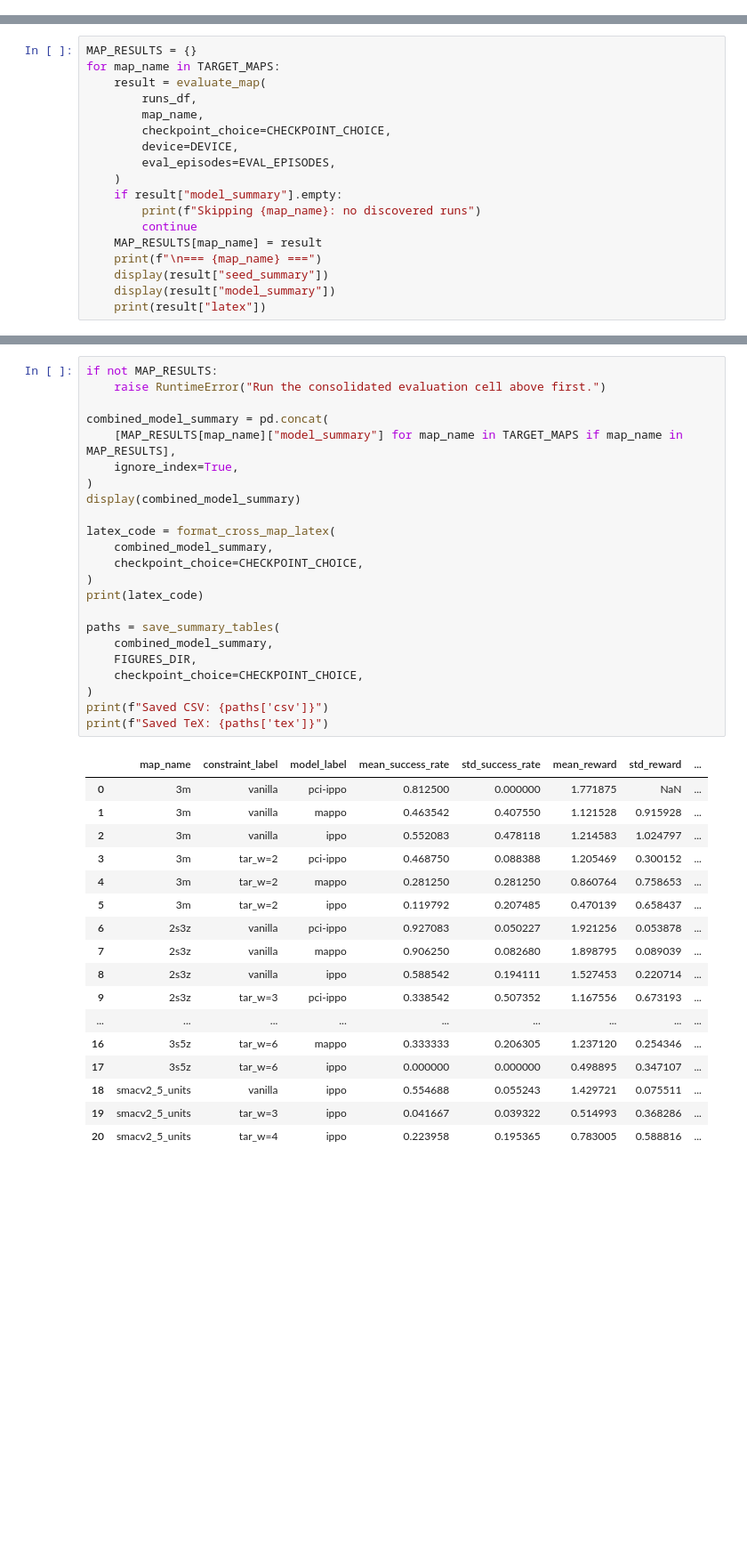
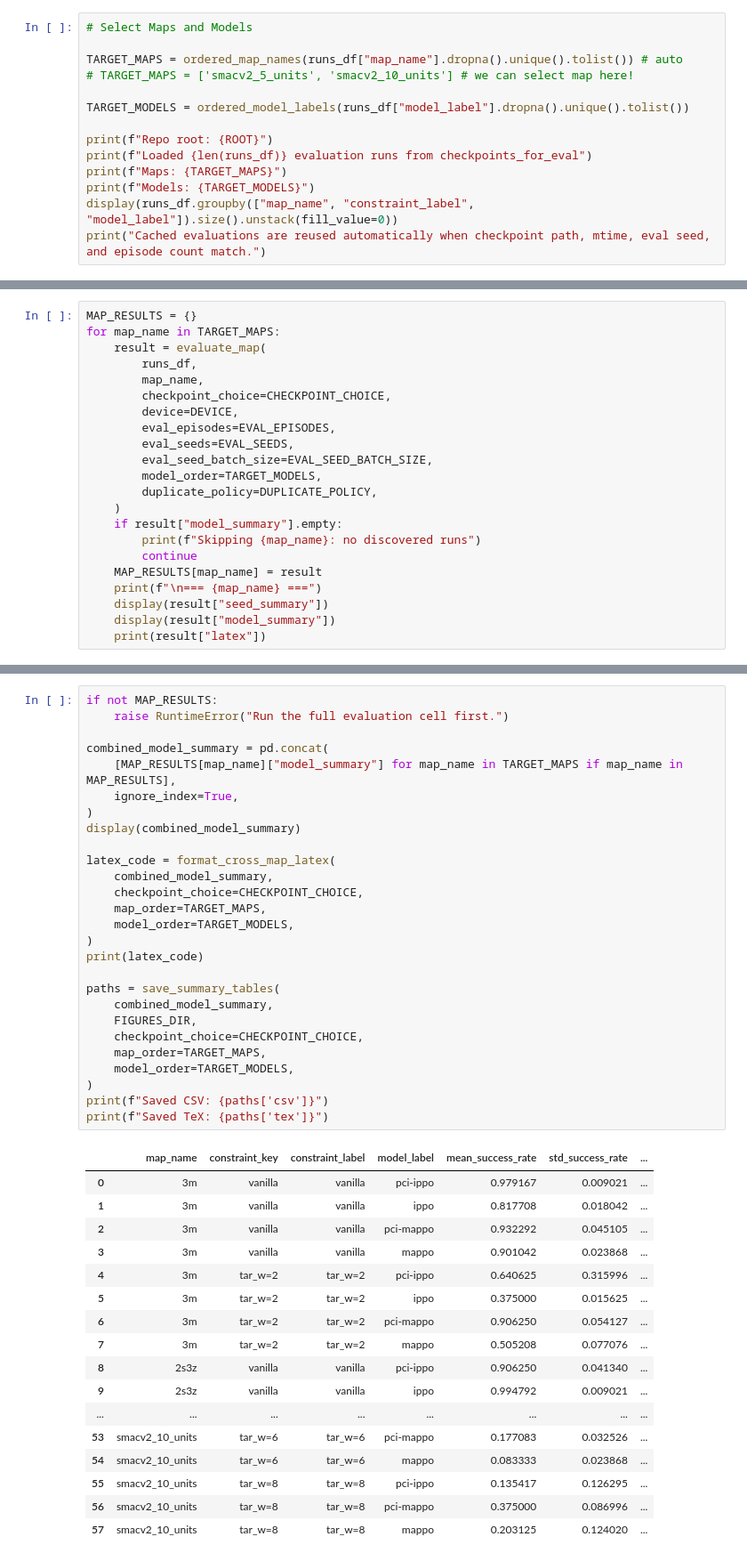
Before and after one commit to chamjinJoo/credit_assign_IRR, a Jupyter notebook: figures/smax_checkpoint_test_eval.ipynb, the cells around one changed output, grey strips where cells are left out. Shown at 89% size. Drawn from its saved outputs; the diff is of its cells as text; blank space fills up the shorter version.

```diff
--- a/figures/smax_checkpoint_test_eval.ipynb
+++ b/figures/smax_checkpoint_test_eval.ipynb
@@ -75,0 +84,14 @@ Run the cells below one by one. Each cell evaluates every model available for a
+# %%
+# Select Maps and Models
+
+TARGET_MAPS = ordered_map_names(runs_df["map_name"].dropna().unique().tolist()) # auto
+# TARGET_MAPS = ['smacv2_5_units', 'smacv2_10_units'] # we can select map here!
+
+TARGET_MODELS = ordered_model_labels(runs_df["model_label"].dropna().unique().tolist())
+
+print(f"Repo root: {ROOT}")
+print(f"Loaded {len(runs_df)} evaluation runs from checkpoints_for_eval")
+print(f"Maps: {TARGET_MAPS}")
+print(f"Models: {TARGET_MODELS}")
+display(runs_df.groupby(["map_name", "constraint_label", "model_label"]).size().unstack(fill_value=0))
+print("Cached evaluations are reused automatically when checkpoint path, mtime, eval seed, and episode count match.")
@@ -82,6 +158,10 @@ for map_name in TARGET_MAPS:
         checkpoint_choice=CHECKPOINT_CHOICE,
         device=DEVICE,
         eval_episodes=EVAL_EPISODES,
+        eval_seeds=EVAL_SEEDS,
+        eval_seed_batch_size=EVAL_SEED_BATCH_SIZE,
+        model_order=TARGET_MODELS,
+        duplicate_policy=DUPLICATE_POLICY,
     )
     if result["model_summary"].empty:
         print(f"Skipping {map_name}: no discovered runs")
@@ -369,43 +329,47 @@ tar_w=4 & -- & -- & -- & 22.4 $\pm$ 19.5 \\
 # %%
 if not MAP_RESULTS:
-    raise RuntimeError("Run the consolidated evaluation cell above first.")
+    raise RuntimeError("Run the full evaluation cell first.")
 
 combined_model_summary = pd.concat(
     [MAP_RESULTS[map_name]["model_summary"] for map_name in TARGET_MAPS if map_name in MAP_RESULTS],
     ignore_index=True,
 )
 display(combined_model_summary)
 
 latex_code = format_cross_map_latex(
     combined_model_summary,
     checkpoint_choice=CHECKPOINT_CHOICE,
+    map_order=TARGET_MAPS,
+    model_order=TARGET_MODELS,
 )
 print(latex_code)
 
 paths = save_summary_tables(
     combined_model_summary,
     FIGURES_DIR,
     checkpoint_choice=CHECKPOINT_CHOICE,
+    map_order=TARGET_MAPS,
+    model_order=TARGET_MODELS,
 )
 print(f"Saved CSV: {paths['csv']}")
 print(f"Saved TeX: {paths['tex']}")
 # %% [output]
-|  | map_name | constraint_label | model_label | mean_success_rate | std_success_rate | mean_reward | std_reward | ... |
-| 0 | 3m | vanilla | pci-ippo | 0.812500 | 0.000000 | 1.771875 | NaN | ... |
-| 1 | 3m | vanilla | mappo | 0.463542 | 0.407550 | 1.121528 | 0.915928 | ... |
-| 2 | 3m | vanilla | ippo | 0.552083 | 0.478118 | 1.214583 | 1.024797 | ... |
-| 3 | 3m | tar_w=2 | pci-ippo | 0.468750 | 0.088388 | 1.205469 | 0.300152 | ... |
-| 4 | 3m | tar_w=2 | mappo | 0.281250 | 0.281250 | 0.860764 | 0.758653 | ... |
-| 5 | 3m | tar_w=2 | ippo | 0.119792 | 0.207485 | 0.470139 | 0.658437 | ... |
-| 6 | 2s3z | vanilla | pci-ippo | 0.927083 | 0.050227 | 1.921256 | 0.053878 | ... |
-| 7 | 2s3z | vanilla | mappo | 0.906250 | 0.082680 | 1.898795 | 0.089039 | ... |
-| 8 | 2s3z | vanilla | ippo | 0.588542 | 0.194111 | 1.527453 | 0.220714 | ... |
-| 9 | 2s3z | tar_w=3 | pci-ippo | 0.338542 | 0.507352 | 1.167556 | 0.673193 | ... |
-| ... | ... | ... | ... | ... | ... | ... | ... | ... |
-| 16 | 3s5z | tar_w=6 | mappo | 0.333333 | 0.206305 | 1.237120 | 0.254346 | ... |
-| 17 | 3s5z | tar_w=6 | ippo | 0.000000 | 0.000000 | 0.498895 | 0.347107 | ... |
-| 18 | smacv2_5_units | vanilla | ippo | 0.554688 | 0.055243 | 1.429721 | 0.075511 | ... |
-| 19 | smacv2_5_units | tar_w=3 | ippo | 0.041667 | 0.039322 | 0.514993 | 0.368286 | ... |
-| 20 | smacv2_5_units | tar_w=4 | ippo | 0.223958 | 0.195365 | 0.783005 | 0.588816 | ... |
+|  | map_name | constraint_key | constraint_label | model_label | mean_success_rate | std_success_rate | ... |
+| 0 | 3m | vanilla | vanilla | pci-ippo | 0.979167 | 0.009021 | ... |
+| 1 | 3m | vanilla | vanilla | ippo | 0.817708 | 0.018042 | ... |
+| 2 | 3m | vanilla | vanilla | pci-mappo | 0.932292 | 0.045105 | ... |
+| 3 | 3m | vanilla | vanilla | mappo | 0.901042 | 0.023868 | ... |
+| 4 | 3m | tar_w=2 | tar_w=2 | pci-ippo | 0.640625 | 0.315996 | ... |
+| 5 | 3m | tar_w=2 | tar_w=2 | ippo | 0.375000 | 0.015625 | ... |
+| 6 | 3m | tar_w=2 | tar_w=2 | pci-mappo | 0.906250 | 0.054127 | ... |
+| 7 | 3m | tar_w=2 | tar_w=2 | mappo | 0.505208 | 0.077076 | ... |
+| 8 | 2s3z | vanilla | vanilla | pci-ippo | 0.906250 | 0.041340 | ... |
+| 9 | 2s3z | vanilla | vanilla | ippo | 0.994792 | 0.009021 | ... |
+| ... | ... | ... | ... | ... | ... | ... | ... |
+| 53 | smacv2_10_units | tar_w=6 | tar_w=6 | pci-mappo | 0.177083 | 0.032526 | ... |
+| 54 | smacv2_10_units | tar_w=6 | tar_w=6 | mappo | 0.083333 | 0.023868 | ... |
+| 55 | smacv2_10_units | tar_w=8 | tar_w=8 | pci-ippo | 0.135417 | 0.126295 | ... |
+| 56 | smacv2_10_units | tar_w=8 | tar_w=8 | pci-mappo | 0.375000 | 0.086996 | ... |
+| 57 | smacv2_10_units | tar_w=8 | tar_w=8 | mappo | 0.203125 | 0.124020 | ... |
 \begin{table*}[t]
 \centering
```
Also changed, not shown: parts of 12 cells of this notebook, 21 other files.
